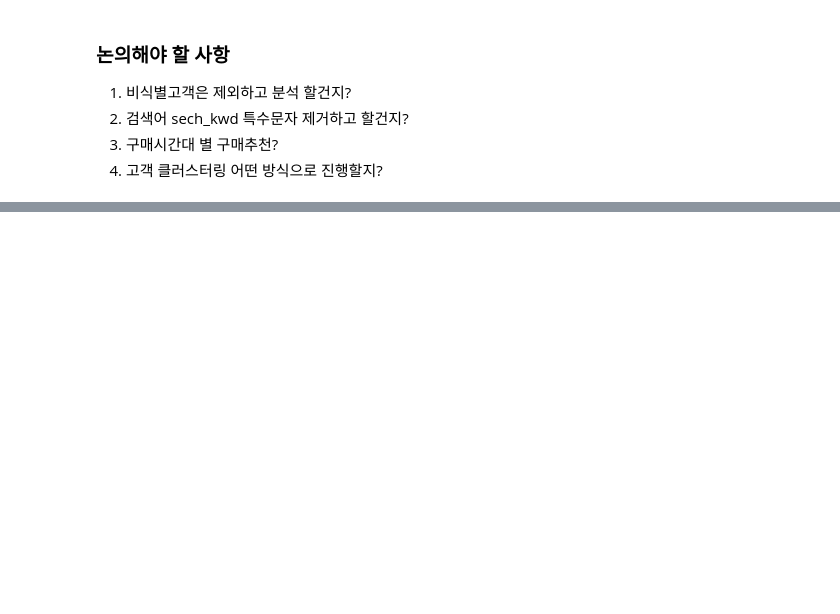
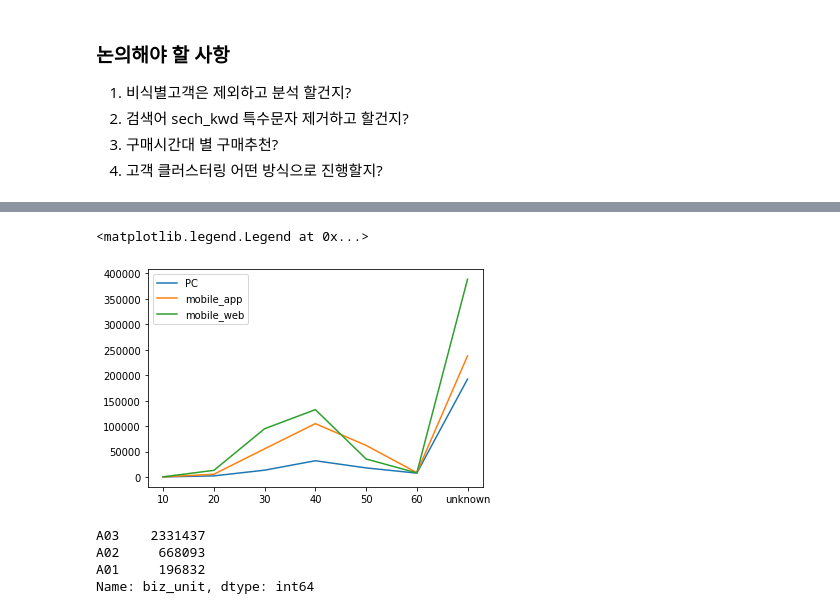
Before and after one commit to almondh/TIL, a Jupyter notebook: Lpoint/EDA.ipynb, the cells around one changed output, grey strips where cells are left out. Drawn from its saved outputs; the diff is of its cells as text; code cells hidden in the pictures; blank space fills up the shorter version.

```diff
--- a/Lpoint/EDA.ipynb
+++ b/Lpoint/EDA.ipynb
@@ -209,0 +293,17 @@ plt.show()
+# %%
+# 연령대별로 기기유형별 세션수 살펴보기
+look2 = df1.pivot_table('sess_id', index='clnt_age', columns='dvc_ctg_nm',
+                        aggfunc='count')
+plt.plot(look2)
+plt.legend(look2.columns)
+# mobile_web > app > pc
+# %% [output]
+<matplotlib.legend.Legend at 0x...>
+[figure, added]
+# %%
+online['biz_unit'].value_counts()
+# %% [output]
+A03    2331437
+A02     668093
+A01     196832
+Name: biz_unit, dtype: int64
```
Also changed, not shown: parts of 28 cells of this notebook.
